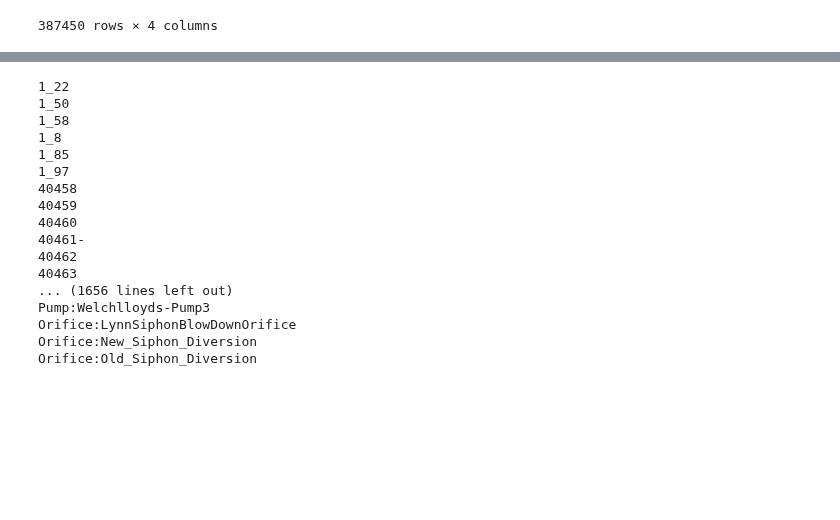
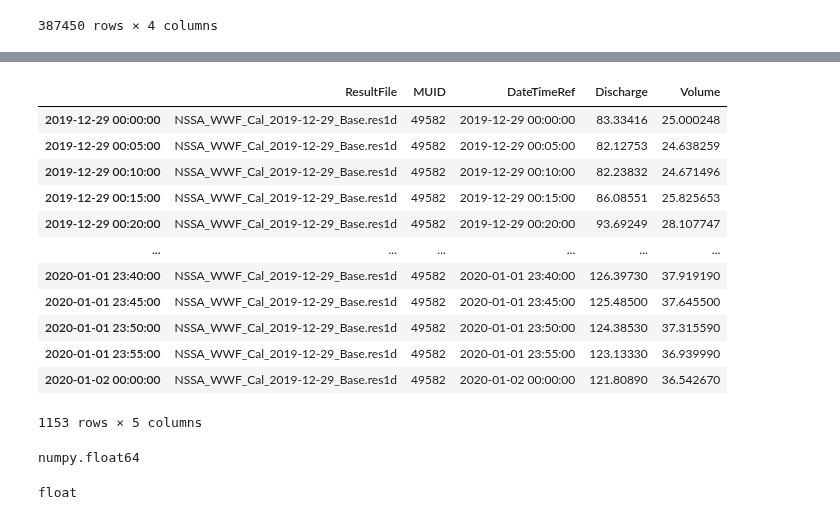
Before and after one commit to henriklocke/Calibration, a Jupyter notebook: Calibration.ipynb, the cells around one changed output, grey strips where cells are left out. Drawn from its saved outputs; the diff is of its cells as text; code cells hidden in the pictures; blank space fills up the shorter version.

Commit message:
Add files via upload
Filled in the first report table

```diff
--- a/Calibration.ipynb
+++ b/Calibration.ipynb
@@ -599,5 +578,14 @@ flow_df_all
 | 18449 | NSSA_WWF_Cal_2020-01-29_Base.res1d | NVLS5 | 121.903390 | 2020-02-02 00:00:00 |
 387450 rows × 4 columns
 # %%
-flow_df_all
+effluent_types = ['Com','st','in','Henrik','Logan']
+for i, effluent_type in enumerate(effluent_types):
+    if i == 0:
+        effluent_type_string = effluent_type
+    elif i == len(effluent_types)-1:
+        effluent_type_string += ' and ' + effluent_type
+    else:
+        effluent_type_string += ', ' + effluent_type
+
+effluent_type_string
 # %% [output]
@@ -669,3 +592,0 @@ compare_stats
-# %%
-result_level_gauge = level_df_all.loc[(level_df_all.MUID==node) & (level_df_all.index >= start) & (level_df_all.index <= end)]
-result_level_gauge
@@ -1179,22 +1074,16 @@ gauges_test
-# %%
-for i, reach in enumerate(reaches):
-    rid = reach.Id[:(-1 * len(str(i)) - 1)]
-    print(rid)
-# %% [output]
-1_22
-1_50
-1_58
-1_8
-1_85
-1_97
-40458
-40459
-40460
-40461-
-40462
-40463
-... (1656 lines left out)
-Pump:Welchlloyds-Pump3
-Orifice:LynnSiphonBlowDownOrifice
-Orifice:New_Siphon_Diversion
-Orifice:Old_Siphon_Diversion
+# %%
+result_flow_gauge
+# %% [output]
+|  | ResultFile | MUID | DateTimeRef | Discharge | Volume |
+| 2019-12-29 00:00:00 | NSSA_WWF_Cal_2019-12-29_Base.res1d | 49582 | 2019-12-29 00:00:00 | 83.33416 | 25.000248 |
+| 2019-12-29 00:05:00 | NSSA_WWF_Cal_2019-12-29_Base.res1d | 49582 | 2019-12-29 00:05:00 | 82.12753 | 24.638259 |
+| 2019-12-29 00:10:00 | NSSA_WWF_Cal_2019-12-29_Base.res1d | 49582 | 2019-12-29 00:10:00 | 82.23832 | 24.671496 |
+| 2019-12-29 00:15:00 | NSSA_WWF_Cal_2019-12-29_Base.res1d | 49582 | 2019-12-29 00:15:00 | 86.08551 | 25.825653 |
+| 2019-12-29 00:20:00 | NSSA_WWF_Cal_2019-12-29_Base.res1d | 49582 | 2019-12-29 00:20:00 | 93.69249 | 28.107747 |
+| ... | ... | ... | ... | ... | ... |
+| 2020-01-01 23:40:00 | NSSA_WWF_Cal_2019-12-29_Base.res1d | 49582 | 2020-01-01 23:40:00 | 126.39730 | 37.919190 |
+| 2020-01-01 23:45:00 | NSSA_WWF_Cal_2019-12-29_Base.res1d | 49582 | 2020-01-01 23:45:00 | 125.48500 | 37.645500 |
+| 2020-01-01 23:50:00 | NSSA_WWF_Cal_2019-12-29_Base.res1d | 49582 | 2020-01-01 23:50:00 | 124.38530 | 37.315590 |
+| 2020-01-01 23:55:00 | NSSA_WWF_Cal_2019-12-29_Base.res1d | 49582 | 2020-01-01 23:55:00 | 123.13330 | 36.939990 |
+| 2020-01-02 00:00:00 | NSSA_WWF_Cal_2019-12-29_Base.res1d | 49582 | 2020-01-02 00:00:00 | 121.80890 | 36.542670 |
+1153 rows × 5 columns
@@ -1200,0 +1093,8 @@ Orifice:Old_Siphon_Diversion
+# %%
+type(volume_model)
+# %% [output]
+numpy.float64
+# %%
+type(peak_flow_model)
+# %% [output]
+float
```
Also changed, not shown: parts of 28 cells of this notebook.
